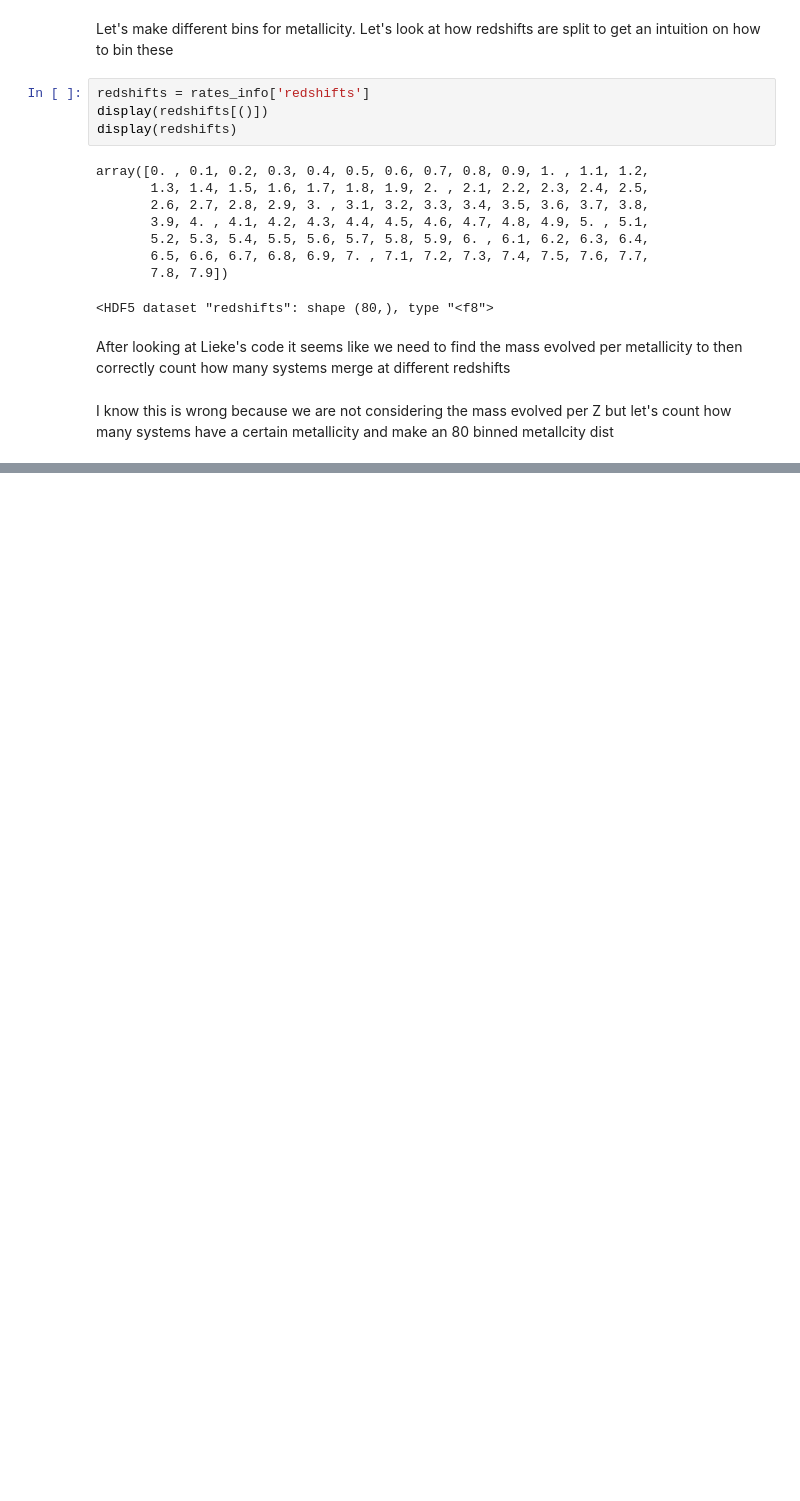
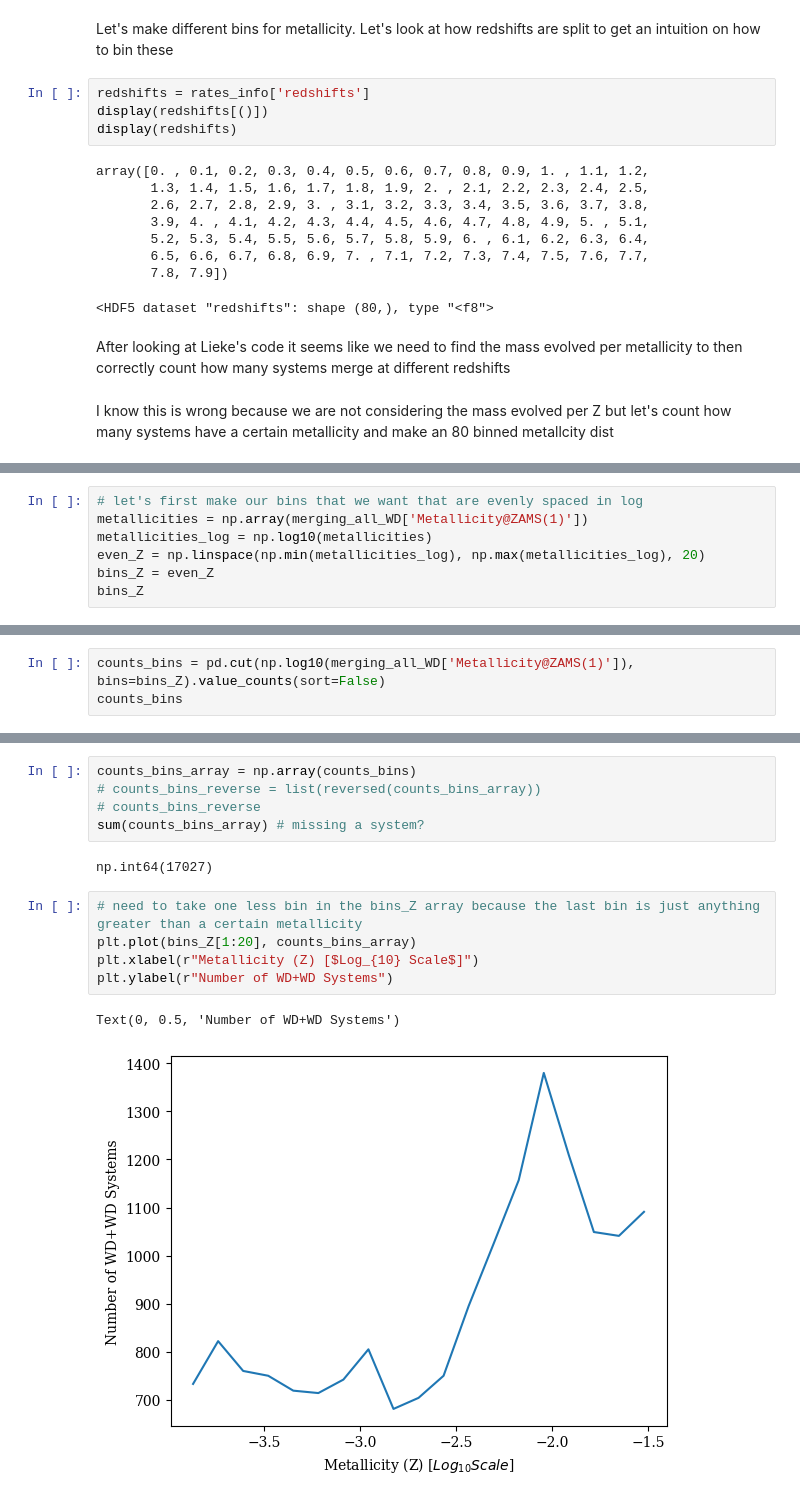
Before and after one commit to melanie-santiago26/research_work, a Jupyter notebook: making_figures/metallicity_rates.ipynb, the cells around one changed output, grey strips where cells are left out. Drawn from its saved outputs; the diff is of its cells as text; blank space fills up the shorter version.

Commit message:
making metallicity + WD+WD systems

```diff
--- a/making_figures/metallicity_rates.ipynb
+++ b/making_figures/metallicity_rates.ipynb
@@ -125,0 +128,7 @@ max metallicity= 0.0299916009367008
+# %%
+# let's first make our bins that we want that are evenly spaced in log
+metallicities = np.array(merging_all_WD['Metallicity@ZAMS(1)'])
+metallicities_log = np.log10(metallicities)
+even_Z = np.linspace(np.min(metallicities_log), np.max(metallicities_log), 20)
+bins_Z = even_Z
+bins_Z
@@ -125,0 +145,3 @@ max metallicity= 0.0299916009367008
+# %%
+counts_bins = pd.cut(np.log10(merging_all_WD['Metallicity@ZAMS(1)']), bins=bins_Z).value_counts(sort=False)
+counts_bins
@@ -125,0 +166,15 @@ max metallicity= 0.0299916009367008
+# %%
+counts_bins_array = np.array(counts_bins)
+# counts_bins_reverse = list(reversed(counts_bins_array))
+# counts_bins_reverse
+sum(counts_bins_array) # missing a system?
+# %% [output]
+np.int64(17027)
+# %%
+# need to take one less bin in the bins_Z array because the last bin is just anything greater than a certain metallicity
+plt.plot(bins_Z[1:20], counts_bins_array)
+plt.xlabel(r"Metallicity (Z) [$Log_{10} Scale$]")
+plt.ylabel(r"Number of WD+WD Systems")
+# %% [output]
+Text(0, 0.5, 'Number of WD+WD Systems')
+[figure, added]
```
Also changed, not shown: parts of 15 cells of this notebook.
